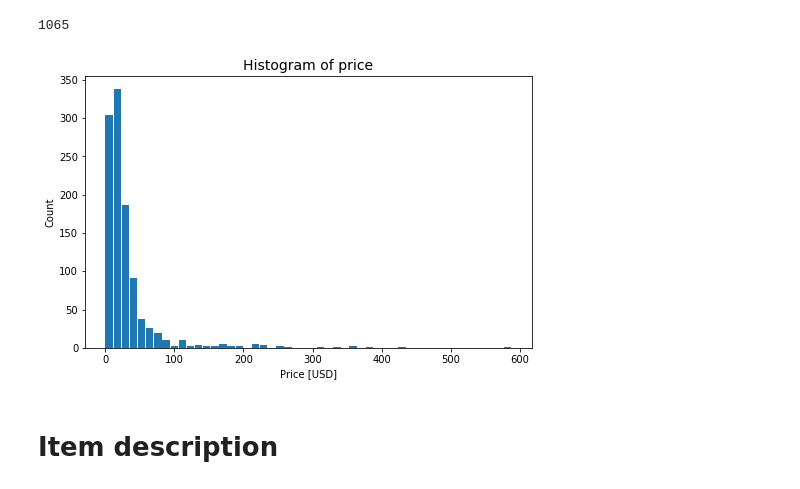
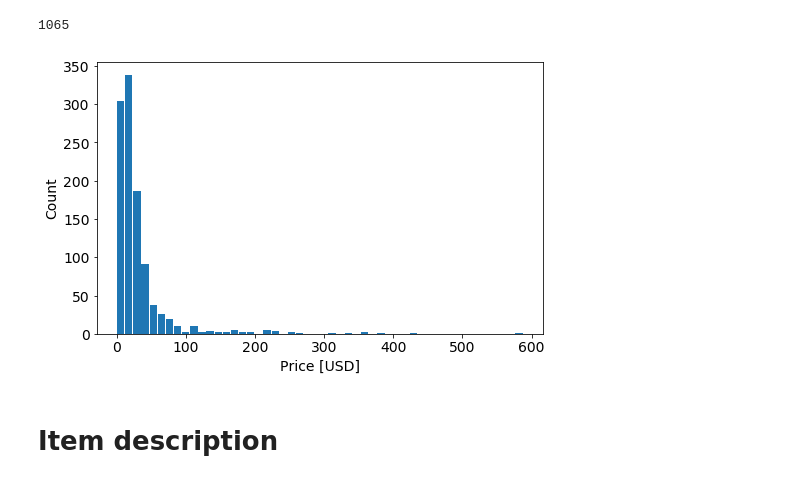
Before and after one commit to danhaus/ml-price-suggestion, a Jupyter notebook: analysis/Dataset_Analysis/Data_Anallysis.ipynb, the cells around one changed output. Saved outputs shown, nothing was run; the diff lists cells and outputs as text; code cells hidden in the pictures.

```diff
--- a/analysis/Dataset_Analysis/Data_Anallysis.ipynb
+++ b/analysis/Dataset_Analysis/Data_Anallysis.ipynb
@@ -133,16 +133,16 @@ len(cat_df_cleaned)
 1065
 # %%
 from matplotlib import pyplot as plt
-
+plt.rcParams.update({'font.size': 14})
 plt.figure(figsize=(8, 5))
 plt.hist(cat_df_cleaned.price, bins=50, rwidth=0.9)
-plt.title('Histogram of price', fontsize=14)
+# plt.title('Histogram of price', fontsize=14)
 plt.ylabel('Count')
 plt.xlabel('Price [USD]')
 plt.savefig('histogram_price.png', dpi=200)
 plt.show()
 # %% [output]
-[figure, old version]
+[figure, new version]
 # %% [markdown]
 # Item description
 # %% [markdown]
```
Also changed, not shown: 6 other files.
